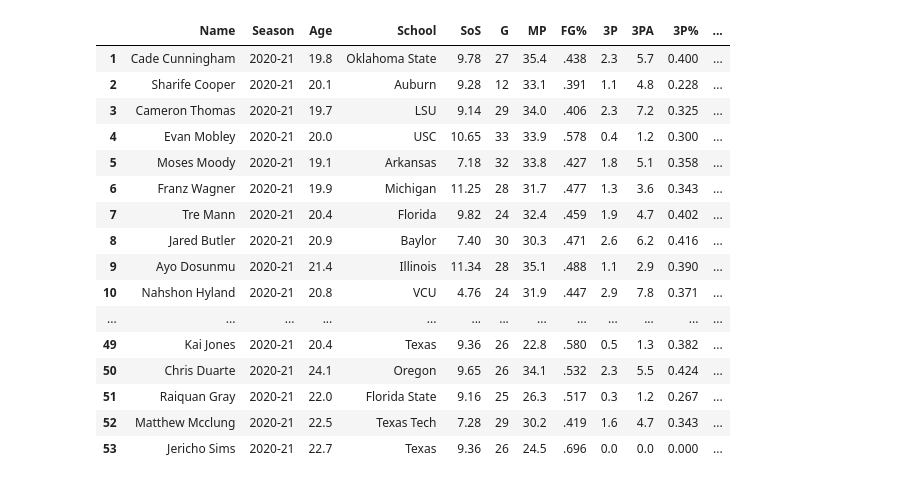
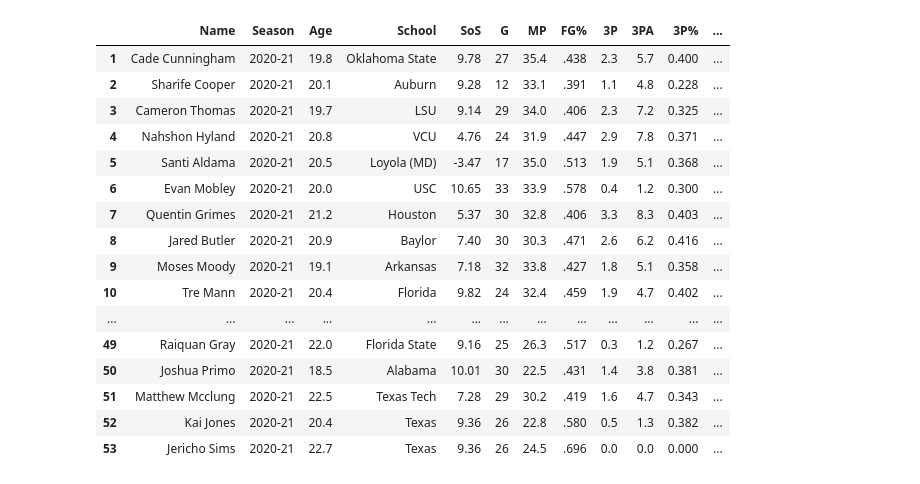
Before and after one commit to EvanJW7/2021-NBA-Draft-Prospect-Stats, a Jupyter notebook: 2021 Grades/2021.ipynb, the cells around one changed output. Saved outputs shown, nothing was run; the diff lists cells and outputs as text; code cells hidden in the pictures.

```diff
--- a/2021 Grades/2021.ipynb
+++ b/2021 Grades/2021.ipynb
@@ -82,7 +82,7 @@ for player in players:
         age_on_draft_night = draft_date_final - birth_date_final
         age = round(age_on_draft_night.days/365, 1)
         age_list.append(age)
-        year = round(((1-(age/30))*2.95), 2)
+        year = round(((1-(age/35))*2.33), 2)
         year_list.append(year)
 
     except:
@@ -128,51 +128,51 @@ table['PF'] = table['PF'].astype(float)
 table['FT%'] = table['FT%'].astype(float)
 table['3P%'] = table['3P%'].astype(float)
 
-table["Player Grade"] = ((table['PTS']) + (table['TRB']*1.5) + (table['AST']*2) +
-(table['BLK']*3) + (table['STL']*3) + (table['3P']*5)+ (table['FT%']*7) + (table['SOS']) +
-(table['3P%']*10)) * table['Year']
+table["Player Grade"] = ((table['PTS']) + (table['TRB']*1.25) + (table['AST']*2) +
+(table['BLK']*2) + (table['STL']*3) + (table['3P']*2) + (table['3PA']) + (table['SOS']/2)) * table['Year']
 
-table["Player Grade"] = table["Player Grade"]*1.5
+
+table["Player Grade"] = table["Player Grade"]*1.75
 table["Player Grade"] = (round(table["Player Grade"], 1))
 table["Player Grade"]= table["Player Grade"].astype(float)
 
 table = table.sort_values(by= "Player Grade", ascending=False)
 table.insert(5, 'SoS', table['SOS'])
 table.reset_index(drop = True, inplace=True)
 import numpy as np
 table.index = np.arange(1, len(table)+1)
 del table['SOS']
 del table['Conf']
 del table['ORB']
 del table['DRB']
 del table['GS']
 del table['FG']
 del table['FGA']
 del table['FT']
 del table['FTA']
 del table['2P']
 del table['2PA']
 del table['2P%']
 del table['Year']
 del table['TOV']
 del table['PF']
 
 table
 # %% [output]
 |  | Name | Season | Age | School | SoS | G | MP | FG% | 3P | 3PA | 3P% | ... |
 | 1 | Cade Cunningham | 2020-21 | 19.8 | Oklahoma State | 9.78 | 27 | 35.4 | .438 | 2.3 | 5.7 | 0.400 | ... |
 | 2 | Sharife Cooper | 2020-21 | 20.1 | Auburn | 9.28 | 12 | 33.1 | .391 | 1.1 | 4.8 | 0.228 | ... |
 | 3 | Cameron Thomas | 2020-21 | 19.7 | LSU | 9.14 | 29 | 34.0 | .406 | 2.3 | 7.2 | 0.325 | ... |
-| 4 | Evan Mobley | 2020-21 | 20.0 | USC | 10.65 | 33 | 33.9 | .578 | 0.4 | 1.2 | 0.300 | ... |
-| 5 | Moses Moody | 2020-21 | 19.1 | Arkansas | 7.18 | 32 | 33.8 | .427 | 1.8 | 5.1 | 0.358 | ... |
-| 6 | Franz Wagner | 2020-21 | 19.9 | Michigan | 11.25 | 28 | 31.7 | .477 | 1.3 | 3.6 | 0.343 | ... |
-| 7 | Tre Mann | 2020-21 | 20.4 | Florida | 9.82 | 24 | 32.4 | .459 | 1.9 | 4.7 | 0.402 | ... |
+| 4 | Nahshon Hyland | 2020-21 | 20.8 | VCU | 4.76 | 24 | 31.9 | .447 | 2.9 | 7.8 | 0.371 | ... |
+| 5 | Santi Aldama | 2020-21 | 20.5 | Loyola (MD) | -3.47 | 17 | 35.0 | .513 | 1.9 | 5.1 | 0.368 | ... |
+| 6 | Evan Mobley | 2020-21 | 20.0 | USC | 10.65 | 33 | 33.9 | .578 | 0.4 | 1.2 | 0.300 | ... |
+| 7 | Quentin Grimes | 2020-21 | 21.2 | Houston | 5.37 | 30 | 32.8 | .406 | 3.3 | 8.3 | 0.403 | ... |
 | 8 | Jared Butler | 2020-21 | 20.9 | Baylor | 7.40 | 30 | 30.3 | .471 | 2.6 | 6.2 | 0.416 | ... |
-| 9 | Ayo Dosunmu | 2020-21 | 21.4 | Illinois | 11.34 | 28 | 35.1 | .488 | 1.1 | 2.9 | 0.390 | ... |
-| 10 | Nahshon Hyland | 2020-21 | 20.8 | VCU | 4.76 | 24 | 31.9 | .447 | 2.9 | 7.8 | 0.371 | ... |
+| 9 | Moses Moody | 2020-21 | 19.1 | Arkansas | 7.18 | 32 | 33.8 | .427 | 1.8 | 5.1 | 0.358 | ... |
+| 10 | Tre Mann | 2020-21 | 20.4 | Florida | 9.82 | 24 | 32.4 | .459 | 1.9 | 4.7 | 0.402 | ... |
 | ... | ... | ... | ... | ... | ... | ... | ... | ... | ... | ... | ... | ... |
-| 49 | Kai Jones | 2020-21 | 20.4 | Texas | 9.36 | 26 | 22.8 | .580 | 0.5 | 1.3 | 0.382 | ... |
-| 50 | Chris Duarte | 2020-21 | 24.1 | Oregon | 9.65 | 26 | 34.1 | .532 | 2.3 | 5.5 | 0.424 | ... |
-| 51 | Raiquan Gray | 2020-21 | 22.0 | Florida State | 9.16 | 25 | 26.3 | .517 | 0.3 | 1.2 | 0.267 | ... |
-| 52 | Matthew Mcclung | 2020-21 | 22.5 | Texas Tech | 7.28 | 29 | 30.2 | .419 | 1.6 | 4.7 | 0.343 | ... |
+| 49 | Raiquan Gray | 2020-21 | 22.0 | Florida State | 9.16 | 25 | 26.3 | .517 | 0.3 | 1.2 | 0.267 | ... |
+| 50 | Joshua Primo | 2020-21 | 18.5 | Alabama | 10.01 | 30 | 22.5 | .431 | 1.4 | 3.8 | 0.381 | ... |
+| 51 | Matthew Mcclung | 2020-21 | 22.5 | Texas Tech | 7.28 | 29 | 30.2 | .419 | 1.6 | 4.7 | 0.343 | ... |
+| 52 | Kai Jones | 2020-21 | 20.4 | Texas | 9.36 | 26 | 22.8 | .580 | 0.5 | 1.3 | 0.382 | ... |
 | 53 | Jericho Sims | 2020-21 | 22.7 | Texas | 9.36 | 26 | 24.5 | .696 | 0.0 | 0.0 | 0.000 | ... |
```
